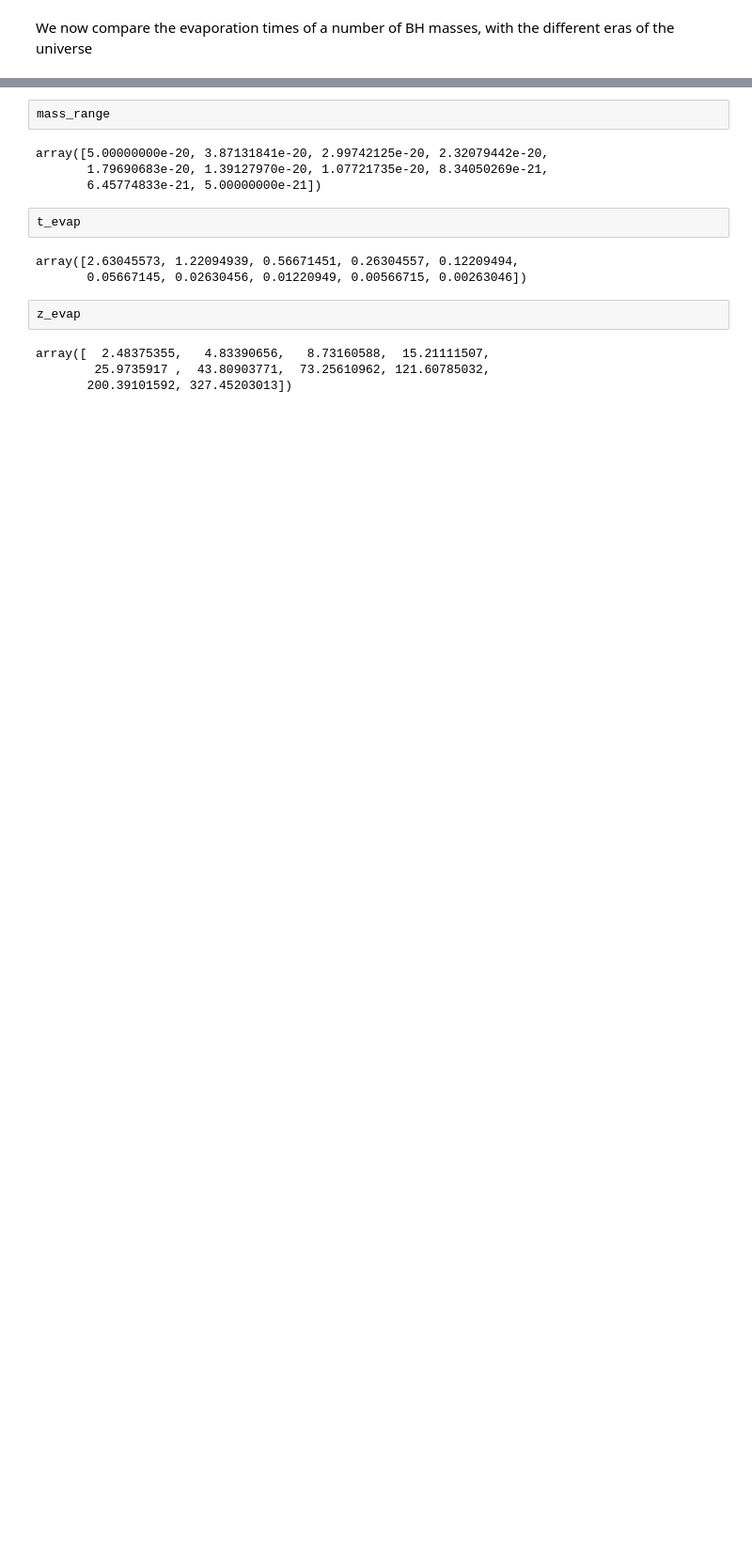
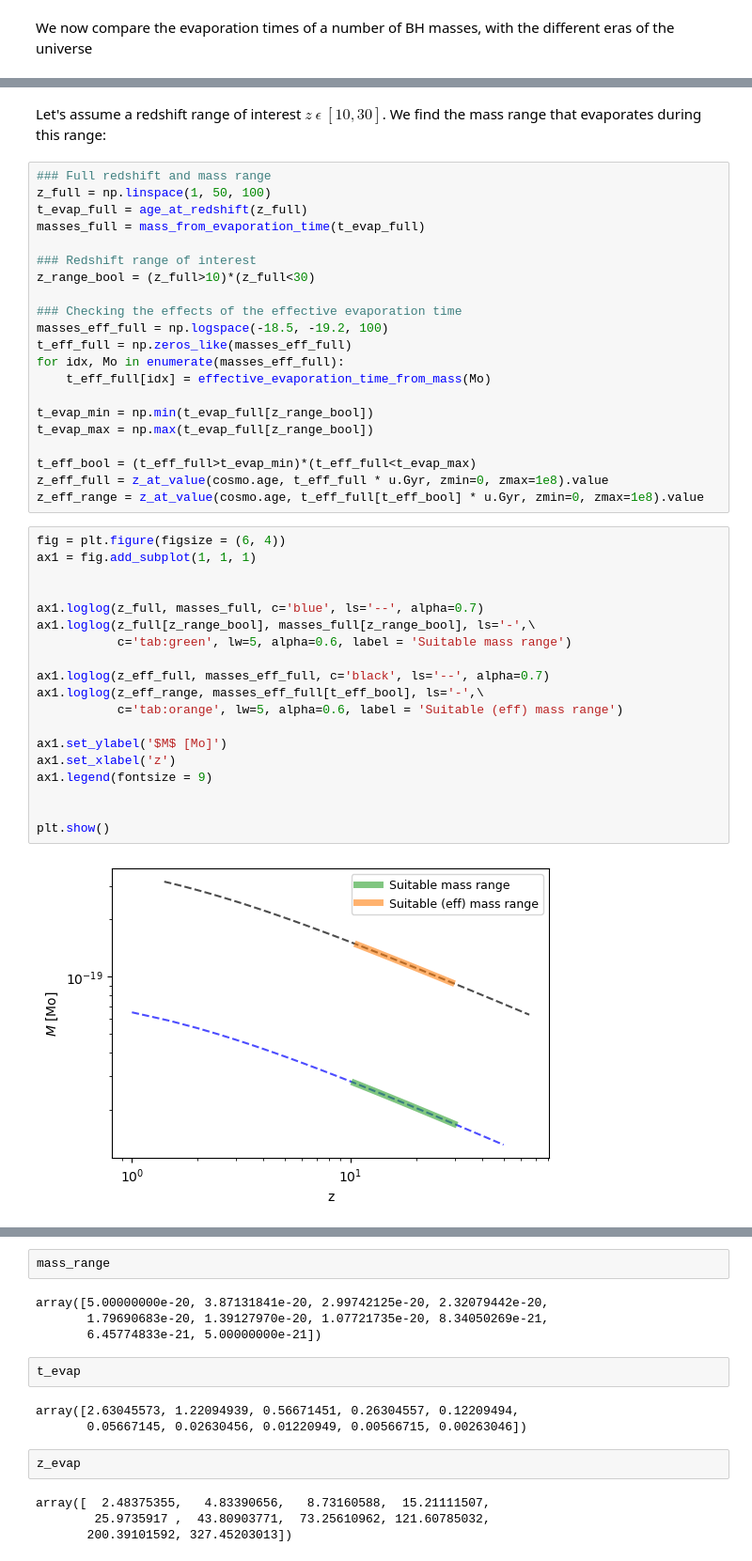
Before and after one commit to MariosNT/DCBHs_HR_PBHs, a Jupyter notebook: BlackHoleSpectrum.ipynb, the cells around one changed output, grey strips where cells are left out. Shown at 94% size. Drawn from its saved outputs; the diff is of its cells as text; blank space fills up the shorter version.

```diff
--- a/BlackHoleSpectrum.ipynb
+++ b/BlackHoleSpectrum.ipynb
@@ -473 +485,45 @@ array([3.43168450e+04, 3.42178449e+02, 2.40988316e+00])
+# %% [markdown]
+Let's assume a redshift range of interest $z\ \epsilon\ [10, 30]$. We find the mass range that evaporates during this range:
+# %%
+### Full redshift and mass range
+z_full = np.linspace(1, 50, 100)
+t_evap_full = age_at_redshift(z_full)
+masses_full = mass_from_evaporation_time(t_evap_full)
+
+### Redshift range of interest
+z_range_bool = (z_full>10)*(z_full<30)
+
+### Checking the effects of the effective evaporation time
+masses_eff_full = np.logspace(-18.5, -19.2, 100)
+t_eff_full = np.zeros_like(masses_eff_full)
+for idx, Mo in enumerate(masses_eff_full):
+    t_eff_full[idx] = effective_evaporation_time_from_mass(Mo)
+
+t_evap_min = np.min(t_evap_full[z_range_bool])
+t_evap_max = np.max(t_evap_full[z_range_bool])
+
+t_eff_bool = (t_eff_full>t_evap_min)*(t_eff_full<t_evap_max)
+z_eff_full = z_at_value(cosmo.age, t_eff_full * u.Gyr, zmin=0, zmax=1e8).value
+z_eff_range = z_at_value(cosmo.age, t_eff_full[t_eff_bool] * u.Gyr, zmin=0, zmax=1e8).value
+# %%
+fig = plt.figure(figsize = (6, 4))
+ax1 = fig.add_subplot(1, 1, 1)
+
+
+ax1.loglog(z_full, masses_full, c='blue', ls='--', alpha=0.7)
+ax1.loglog(z_full[z_range_bool], masses_full[z_range_bool], ls='-',\
+           c='tab:green', lw=5, alpha=0.6, label = 'Suitable mass range')
+
+ax1.loglog(z_eff_full, masses_eff_full, c='black', ls='--', alpha=0.7)
+ax1.loglog(z_eff_range, masses_eff_full[t_eff_bool], ls='-',\
+           c='tab:orange', lw=5, alpha=0.6, label = 'Suitable (eff) mass range')
+
+ax1.set_ylabel('$M$ [Mo]')
+ax1.set_xlabel('z')
+ax1.legend(fontsize = 9)
+
+
+plt.show()
+# %% [output]
+[figure, added]
 # %%
```
Also changed, not shown: parts of 18 cells of this notebook, 1 other file.
